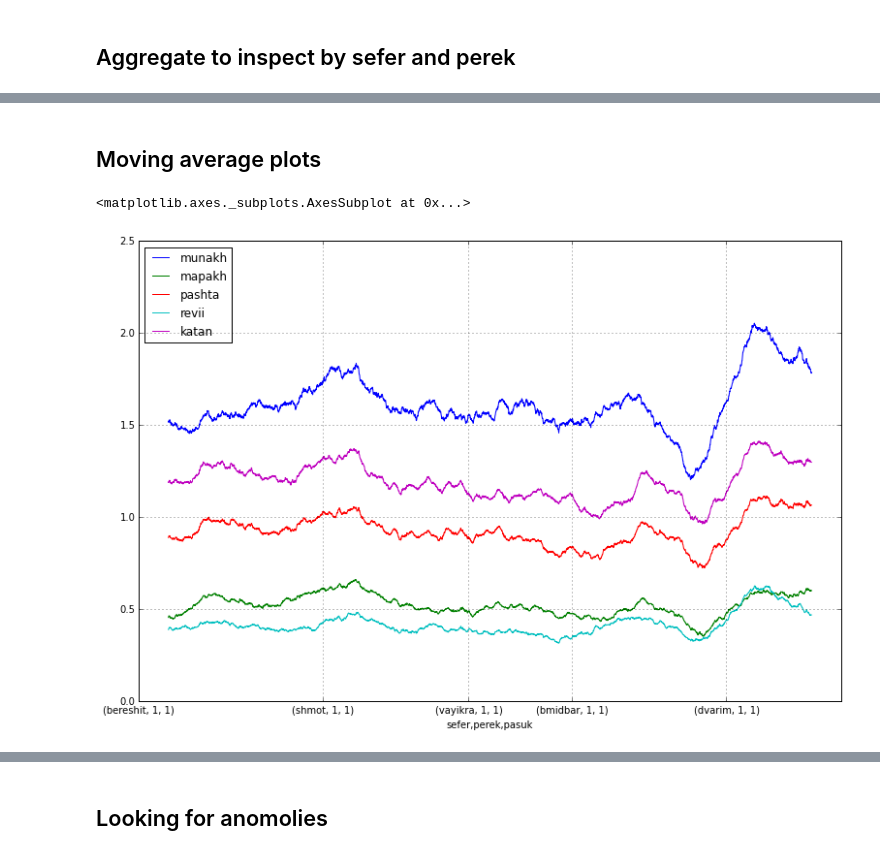
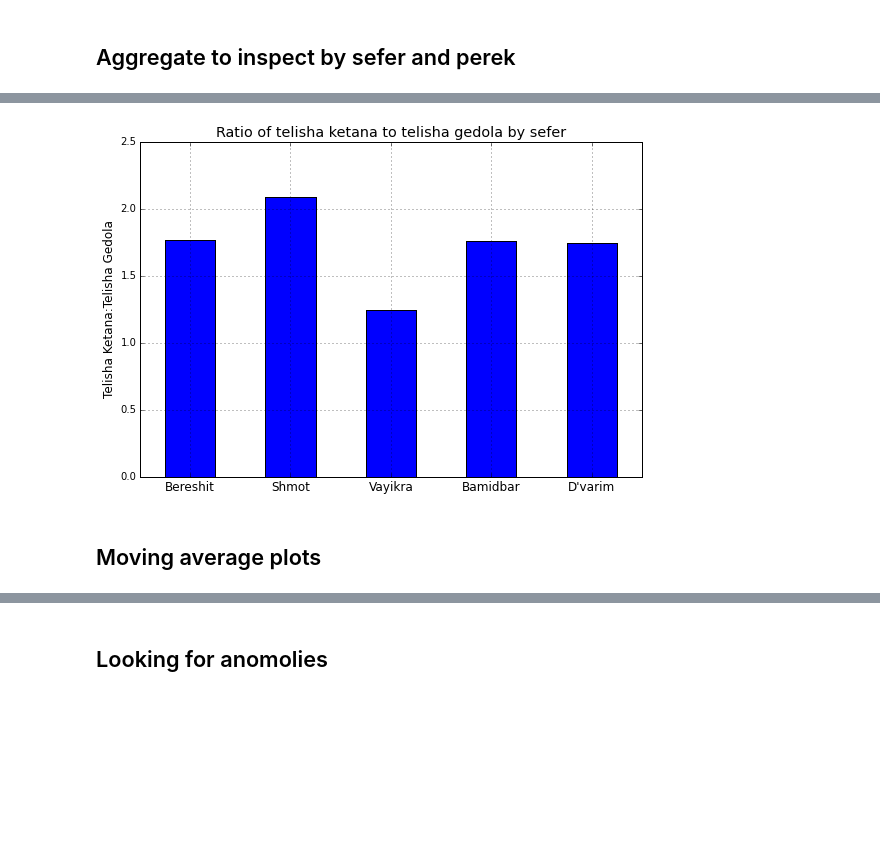
Before and after one commit to Noleli/trop-analysis, a Jupyter notebook: Trop analysis.ipynb, the cells around one changed output, grey strips where cells are left out. Saved outputs shown, nothing was run; the diff lists cells and outputs as text; code cells hidden in the pictures; blank space fills up the shorter version.

```diff
--- a/Trop analysis.ipynb
+++ b/Trop analysis.ipynb
@@ -94,3 +91,13 @@ sefermeans.T #[['telishaketana','telishagedola']]
+# %%
+(sefermeans['telishaketana']/sefermeans['telishagedola']).plot(kind='bar', figsize=(9,6))
+plt.xticks(range(5), seferlabels, fontsize='large', rotation=0)
+plt.title('Ratio of telisha ketana to telisha gedola by sefer', fontsize='x-large')
+plt.xlabel('')
+plt.ylabel('Telisha Ketana:Telisha Gedola', fontsize='large')
+
+plt.savefig('telisha_ratios.svg', transparent=True)
+# %% [output]
+[figure, added]
 # %% [markdown]
 ## Moving average plots
 # %%
@@ -100,5 +104,0 @@ seferticks = [0,df.index.get_loc(('shmot',1,1)),df.index.get_loc(('vayikra',1,1)
-# %%
-rolling[['munakh','mapakh','pashta','revii','katan']].plot(figsize=(13,8.5), xticks=seferticks)
-# %% [output]
-<matplotlib.axes._subplots.AxesSubplot at 0x...>
-[figure, removed]
```
Also changed, not shown: parts of 36 cells of this notebook, 3 other files.
